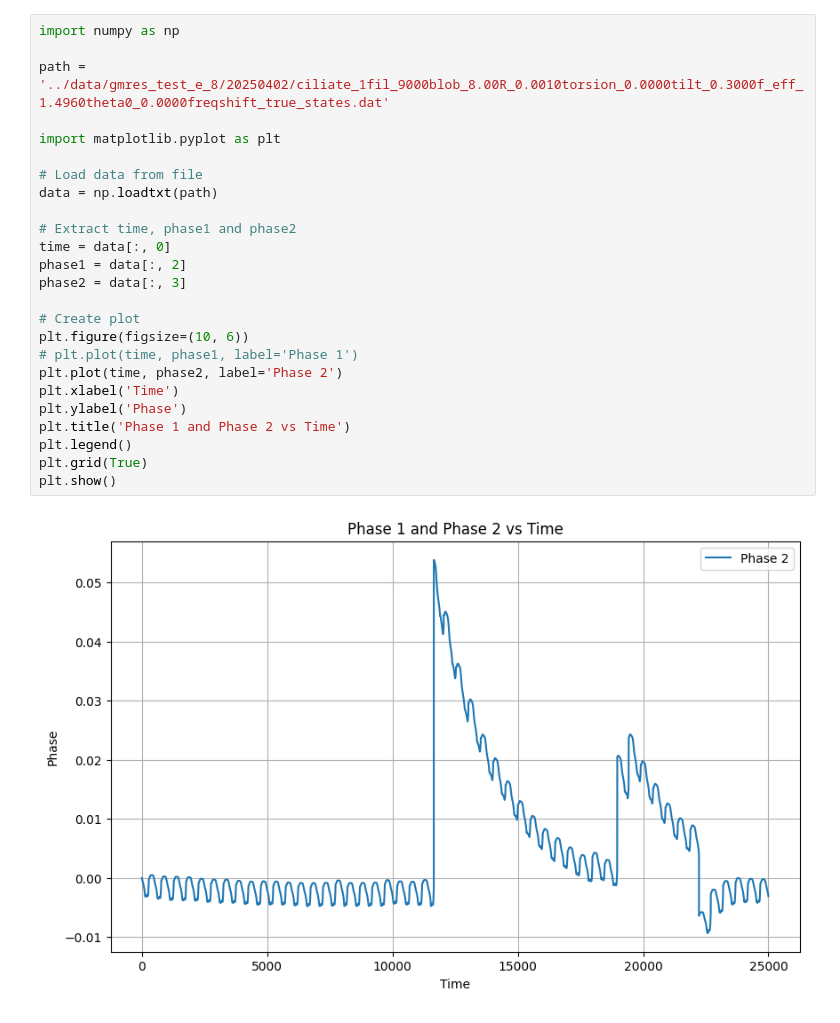
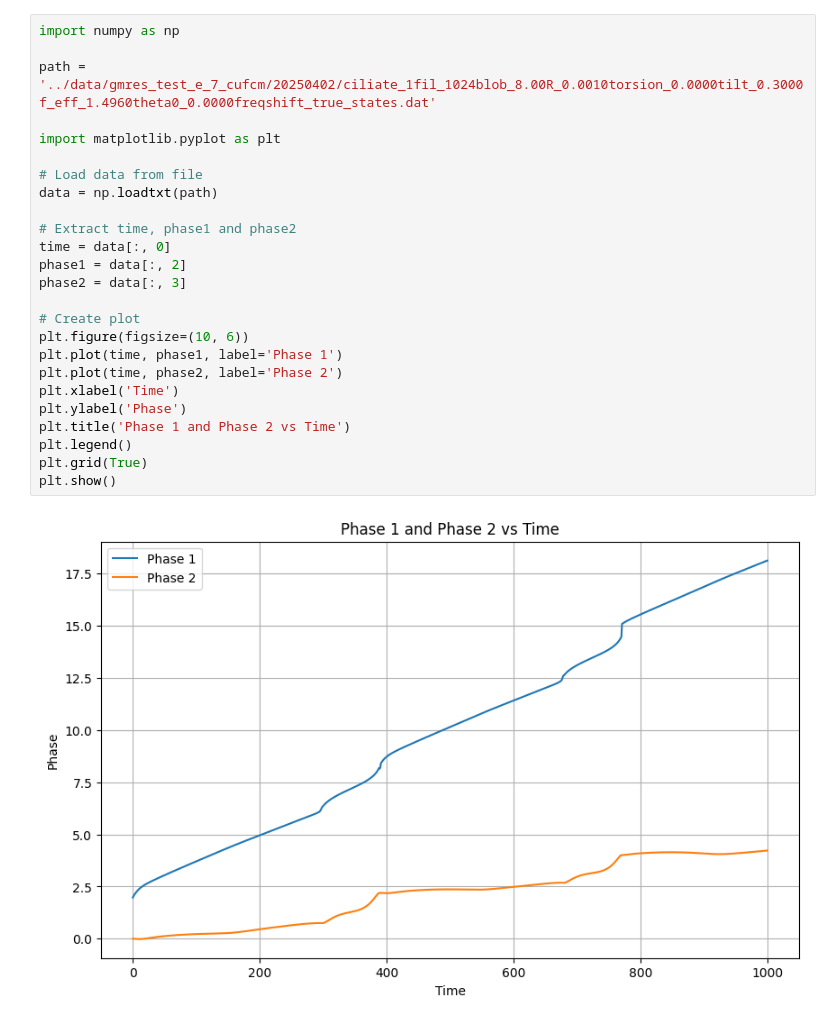
Before and after one commit to Biofluid-Dynamics-Group/cuda-filaments, a Jupyter notebook: analysis/gmres_test.ipynb, the cells around one changed output. Cells and saved outputs as stored; diff of their text form.

Commit message:
running WGF with CUFCM to see if that helps, GMRES set to 1e-8

```diff
--- a/analysis/gmres_test.ipynb
+++ b/analysis/gmres_test.ipynb
@@ -1,27 +1,27 @@
 # %%
 import numpy as np
 
-path = '../data/gmres_test_e_8/20250402/ciliate_1fil_9000blob_8.00R_0.0010torsion_0.0000tilt_0.3000f_eff_1.4960theta0_0.0000freqshift_true_states.dat'
+path = '../data/gmres_test_e_7_cufcm/20250402/ciliate_1fil_1024blob_8.00R_0.0010torsion_0.0000tilt_0.3000f_eff_1.4960theta0_0.0000freqshift_true_states.dat'
 
 import matplotlib.pyplot as plt
 
 # Load data from file
 data = np.loadtxt(path)
 
 # Extract time, phase1 and phase2
 time = data[:, 0]
 phase1 = data[:, 2]
 phase2 = data[:, 3]
 
 # Create plot
 plt.figure(figsize=(10, 6))
-# plt.plot(time, phase1, label='Phase 1')
+plt.plot(time, phase1, label='Phase 1')
 plt.plot(time, phase2, label='Phase 2')
 plt.xlabel('Time')
 plt.ylabel('Phase')
 plt.title('Phase 1 and Phase 2 vs Time')
 plt.legend()
 plt.grid(True)
 plt.show()
 # %% [output]
-[figure, old version]
+[figure, new version]
```
Also changed, not shown: 4 other files.
